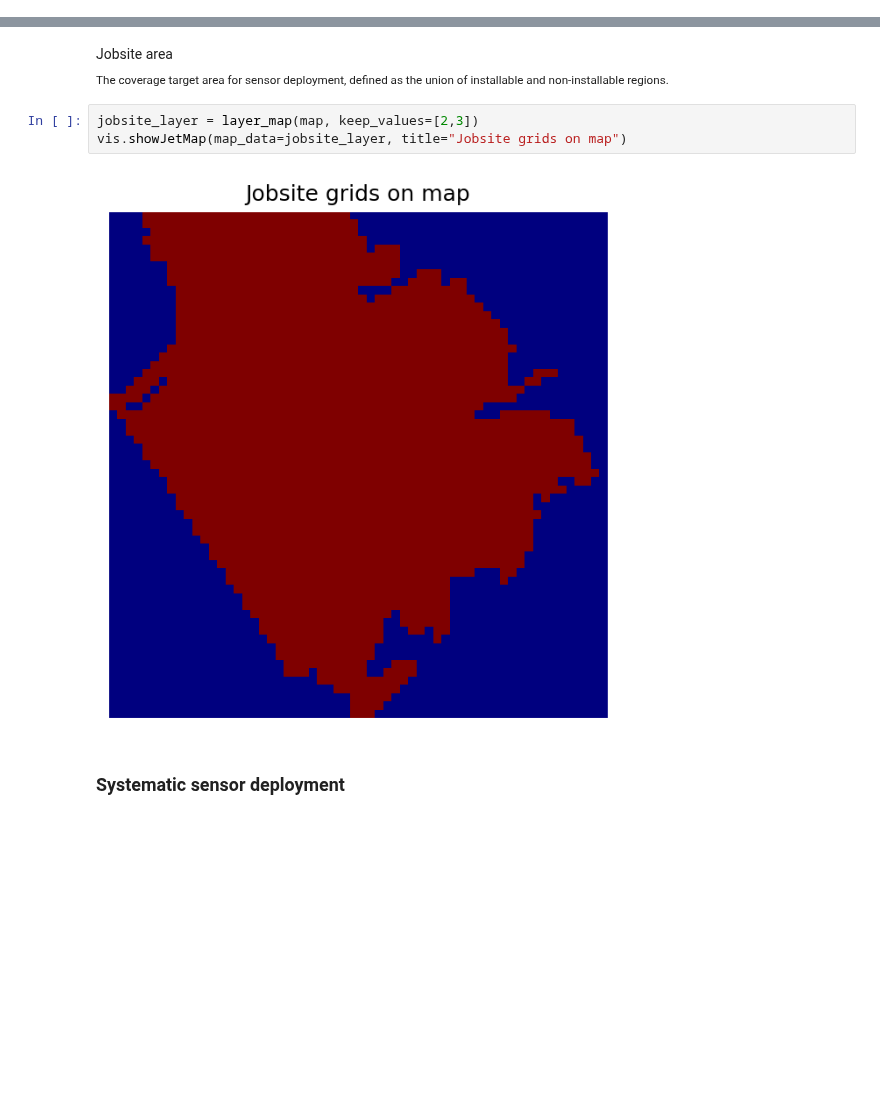
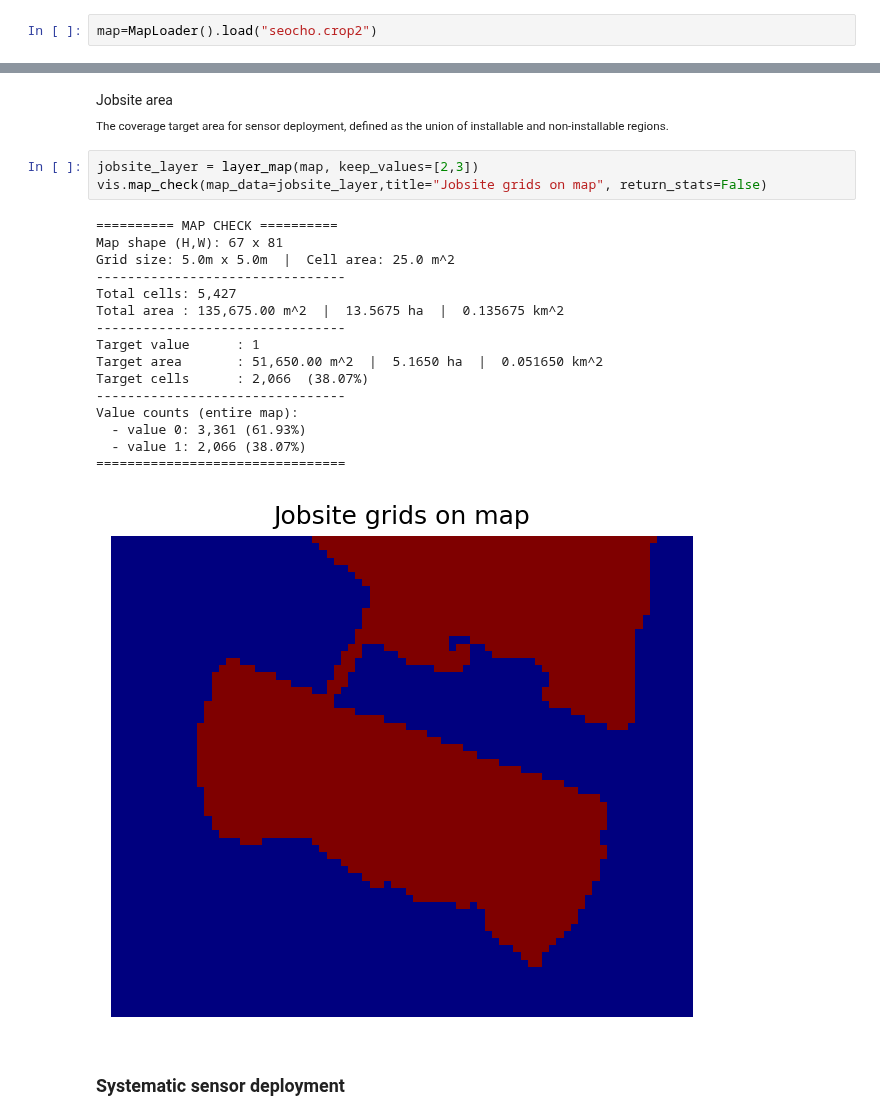
Before and after one commit to yutakseo/SensorDeployment_Optimizer, a Jupyter notebook: main.ipynb, the cells around one changed output, grey strips where cells are left out. Drawn from its saved outputs; the diff is of its cells as text; blank space fills up the shorter version.

```diff
--- a/main.ipynb
+++ b/main.ipynb
@@ -11,5 +10,7 @@ map=MapLoader().load("seocho.full")
 # %% [markdown]
 ### Overview of Construction site map
+# %%
+map=MapLoader().load("seocho.crop2")
 # %%
 vis.showJetMap(map_data=map, title="Construction Site Map")
 # %% [output]
@@ -35,9 +36,24 @@ Jobsite area
 <br><sub>The coverage target area for sensor deployment, defined as the union of installable and non-installable regions.</sub>
 # %%
 jobsite_layer = layer_map(map, keep_values=[2,3])
-vis.showJetMap(map_data=jobsite_layer, title="Jobsite grids on map")
+vis.map_check(map_data=jobsite_layer,title="Jobsite grids on map", return_stats=False)
 # %% [output]
+========== MAP CHECK ==========
+Map shape (H,W): 67 x 81
+Grid size: 5.0m x 5.0m  |  Cell area: 25.0 m^2
+--------------------------------
+Total cells: 5,427
+Total area : 135,675.00 m^2  |  13.5675 ha  |  0.135675 km^2
+--------------------------------
+Target value      : 1
+Target area       : 51,650.00 m^2  |  5.1650 ha  |  0.051650 km^2
+Target cells      : 2,066  (38.07%)
+--------------------------------
+Value counts (entire map):
+  - value 0: 3,361 (61.93%)
+  - value 1: 2,066 (38.07%)
+================================
-[figure, old version]
+[figure, new version]
 # %% [markdown]
 ### Systematic sensor deployment
 # %%
```
Also changed, not shown: parts of 8 cells of this notebook, 3 other files.
